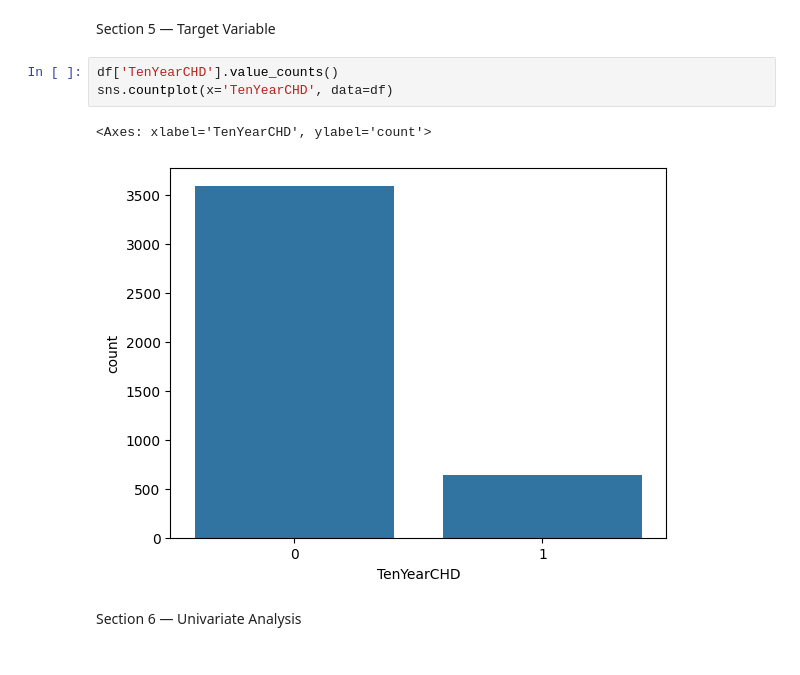
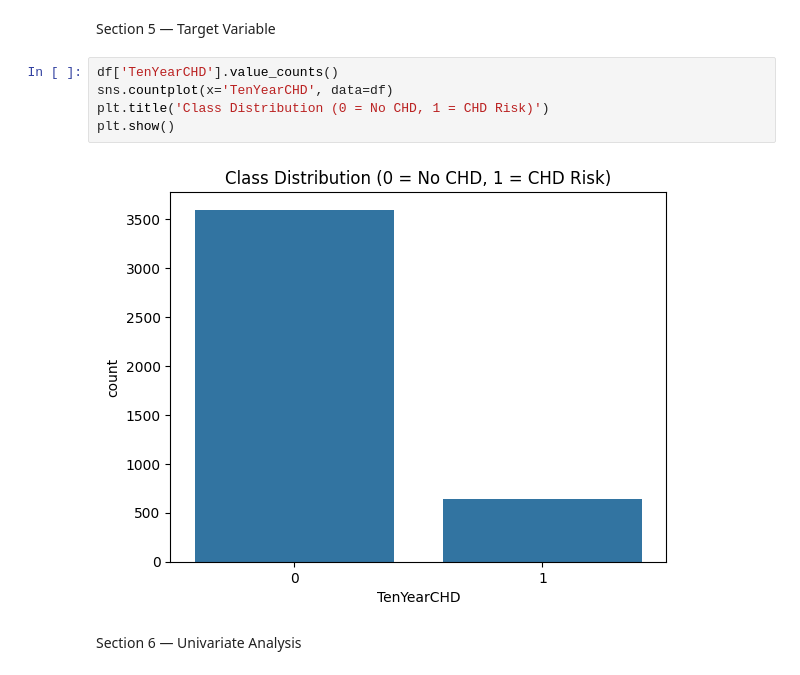
Before and after one commit to Aryan2521-04/COMP4600-Heart-Risk-Prediction, a Jupyter notebook: notebooks/01_eda.ipynb, the cells around one changed output. Drawn from its saved outputs; the diff is of its cells as text.

```diff
--- a/notebooks/01_eda.ipynb
+++ b/notebooks/01_eda.ipynb
@@ -81,9 +81,10 @@ Section 5 — Target Variable
 # %%
 df['TenYearCHD'].value_counts()
 sns.countplot(x='TenYearCHD', data=df)
+plt.title('Class Distribution (0 = No CHD, 1 = CHD Risk)')
+plt.show()
 # %% [output]
-<Axes: xlabel='TenYearCHD', ylabel='count'>
-[figure, old version]
+[figure, new version]
 # %% [markdown]
 Section 6 — Univariate Analysis
 # %%
```
Also changed, not shown: parts of 4 cells of this notebook, 1 other file.
